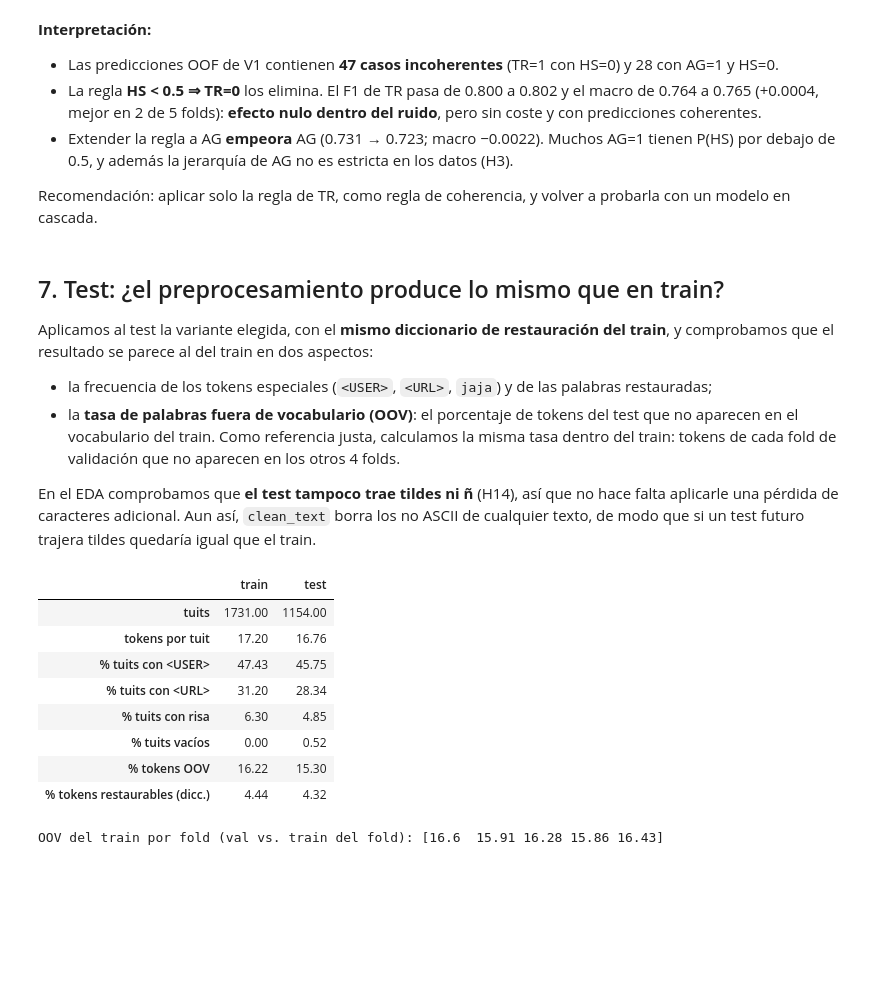
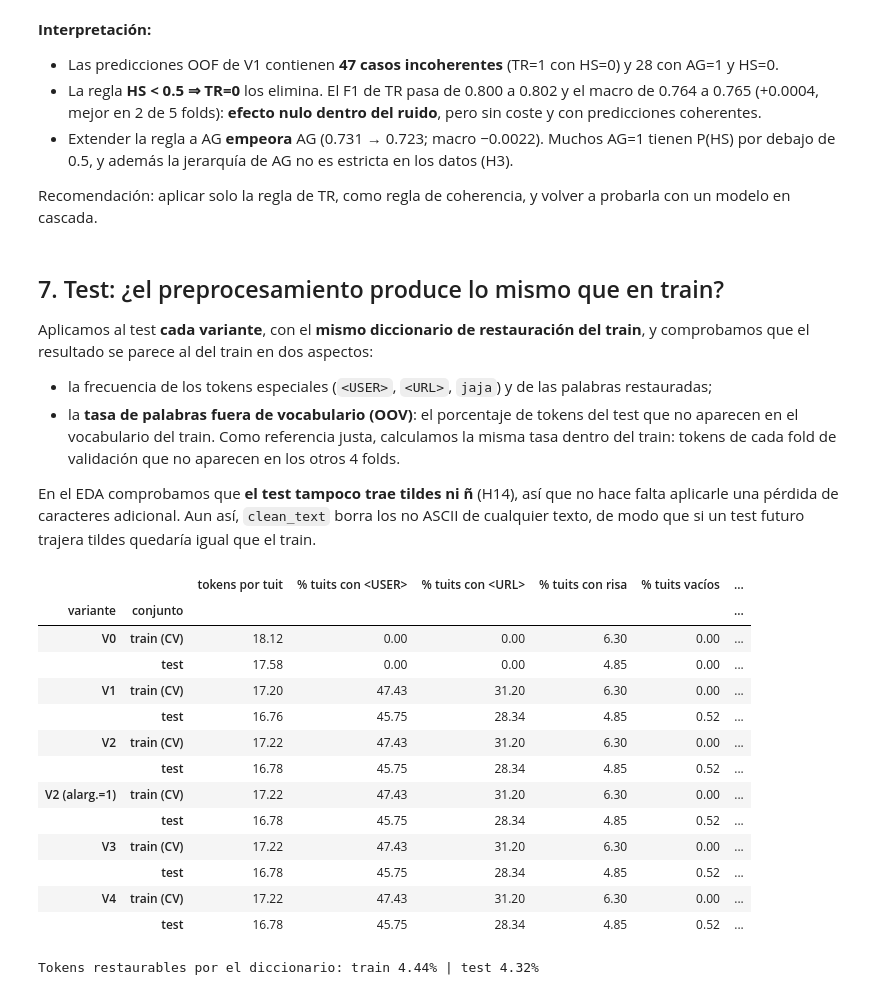
Before and after one commit to SebastianBravo/TweetToxic, a Jupyter notebook: notebooks/02_preprocesamiento.ipynb, the cells around one changed output. Drawn from its saved outputs; the diff is of its cells as text; code cells hidden in the pictures; blank space fills up the shorter version.

```diff
--- a/notebooks/02_preprocesamiento.ipynb
+++ b/notebooks/02_preprocesamiento.ipynb
@@ -568,8 +572,8 @@ for name in ORDER:
                      "¿consistentemente peor?": bool(d.mean() > d.std()) if name != best_name else False})
 sel = pd.DataFrame(sel_rows).set_index("variante").round(4)
 display(sel)
-CHOSEN = pp.VARIANTS[next(n for n in ORDER if not sel.loc[n, "¿consistentemente peor?"])]
-print(f"Variante elegida: {CHOSEN.name} | pasos: {[k for k, v in CHOSEN.steps().items() if v]}")
+REFERENCE = pp.VARIANTS[next(n for n in ORDER if not sel.loc[n, "¿consistentemente peor?"])]
+print(f"Variante de referencia: {REFERENCE.name} | pasos: {[k for k, v in REFERENCE.steps().items() if v]}")
 # %% [output]
 |  | F1 macro | Δ V4 − variante (media) | Δ desv. | ¿consistentemente peor? |
 | variante |  |  |  |  |
@@ -597,7 +601,7 @@ def apply_hierarchy(proba: np.ndarray, hs_threshold: float = 0.5, also_ag: bool
     return out
 
 
-ref_name = CHOSEN.name  # se evalúa sobre la variante elegida
+ref_name = REFERENCE.name  # se evalúa sobre la variante de referencia
 oof = results[ref_name]["oof"]
 pred = (oof >= 0.5).astype(int)
 print(f"Predicciones OOF de {ref_name} incoherentes: TR=1 con HS=0 -> {int(((pred[:, 1] == 1) & (pred[:, 0] == 0)).sum())}, "
@@ -628,7 +632,7 @@ Recomendación: aplicar solo la regla de TR, como regla de coherencia, y volver
 # %% [markdown]
 ## 7. Test: ¿el preprocesamiento produce lo mismo que en train?
 
-Aplicamos al test la variante elegida, con el **mismo diccionario de restauración del train**, y comprobamos que el resultado se parece al del train en dos aspectos:
+Aplicamos al test **cada variante**, con el **mismo diccionario de restauración del train**, y comprobamos que el resultado se parece al del train en dos aspectos:
 
 - la frecuencia de los tokens especiales (`<USER>`, `<URL>`, `jaja`) y de las palabras restauradas;
 - la **tasa de palabras fuera de vocabulario (OOV)**: el porcentaje de tokens del test que no aparecen en el vocabulario del train. Como referencia justa, calculamos la misma tasa dentro del train: tokens de cada fold de validación que no aparecen en los otros 4 folds.
@@ -637,37 +641,47 @@ En el EDA comprobamos que **el test tampoco trae tildes ni ñ** (H14), así que
 # %%
 def token_stats(texts: pd.Series) -> dict:
     toks = [w for t in texts for w in re.findall(TOKEN_PATTERN, t)]
-    return {"tuits": len(texts), "tokens por tuit": len(toks) / len(texts),
+    return {"tokens por tuit": len(toks) / len(texts),
             "% tuits con <USER>": 100 * texts.str.contains("<USER>", regex=False).mean(),
             "% tuits con <URL>": 100 * texts.str.contains("<URL>", regex=False).mean(),
             "% tuits con risa": 100 * texts.map(lambda t: pp.RE_LAUGH.search(t) is not None).mean(),
             "% tuits vacíos": 100 * (texts.str.strip() == "").mean()}
 
 
-train_proc = train["text"].map(lambda t: pp.apply_variant(t, CHOSEN, restore_dict))
 vocab_of = lambda s: set(w for t in s for w in re.findall(TOKEN_PATTERN, t))
 oov_rate = lambda s, vocab: 100 * np.mean([w not in vocab for t in s for w in re.findall(TOKEN_PATTERN, t)])
+process = lambda df, variant: df["text"].map(lambda t: pp.apply_variant(t, variant, restore_dict))
 
-cv_oov = [oov_rate(train_proc[folds == k], vocab_of(train_proc[folds != k])) for k in sorted(folds.unique())]
-stats = {"train": {**token_stats(train_proc), "% tokens OOV": np.mean(cv_oov)}}
+rows = []
+for name, variant in pp.VARIANTS.items():
+    tr_p = process(train, variant)
+    cv_oov = np.mean([oov_rate(tr_p[folds == k], vocab_of(tr_p[folds != k])) for k in sorted(folds.unique())])
+    rows.append({"variante": name, "conjunto": "train (CV)", **token_stats(tr_p), "% tokens OOV": cv_oov})
+    if HAS_TEST:
+        te_p = process(test, variant)
+        rows.append({"variante": name, "conjunto": "test", **token_stats(te_p), "% tokens OOV": oov_rate(te_p, vocab_of(tr_p))})
+display(pd.DataFrame(rows).set_index(["variante", "conjunto"]).round(2))
+
 if HAS_TEST:
-    test_proc = test["text"].map(lambda t: pp.apply_variant(t, CHOSEN, restore_dict))
-    stats["test"] = {**token_stats(test_proc), "% tokens OOV": oov_rate(test_proc, vocab_of(train_proc))}
     restored_share = lambda s: 100 * np.mean([w in restore_dict for t in s for w in pp.RE_WORD.findall(t)])
-    pre_restore = lambda s: s.map(lambda t: pp.apply_variant(t, replace(CHOSEN, restore=False)))
-    stats["train"]["% tokens restaurables (dicc.)"] = restored_share(pre_restore(train["text"]))
-    stats["test"]["% tokens restaurables (dicc.)"] = restored_share(pre_restore(test["text"]))
-display(pd.DataFrame(stats).round(2))
-print("OOV del train por fold (val vs. train del fold):", np.round(cv_oov, 2))
+    pre_restore = lambda df: process(df, replace(pp.V3, restore=False))
+    print(f"Tokens restaurables por el diccionario: train {restored_share(pre_restore(train)):.2f}% | "
+          f"test {restored_share(pre_restore(test)):.2f}%")
+train_proc = process(train, REFERENCE)
 # %% [output]
-|  | train | test |
-| tuits | 1731.00 | 1154.00 |
-| tokens por tuit | 17.20 | 16.76 |
-| % tuits con <USER> | 47.43 | 45.75 |
-| % tuits con <URL> | 31.20 | 28.34 |
-| % tuits con risa | 6.30 | 4.85 |
-| % tuits vacíos | 0.00 | 0.52 |
-| % tokens OOV | 16.22 | 15.30 |
-| % tokens restaurables (dicc.) | 4.44 | 4.32 |
+|  |  | tokens por tuit | % tuits con <USER> | % tuits con <URL> | % tuits con risa | % tuits vacíos | ... |
+| variante | conjunto |  |  |  |  |  | ... |
+| V0 | train (CV) | 18.12 | 0.00 | 0.00 | 6.30 | 0.00 | ... |
+|  | test | 17.58 | 0.00 | 0.00 | 4.85 | 0.00 | ... |
+| V1 | train (CV) | 17.20 | 47.43 | 31.20 | 6.30 | 0.00 | ... |
+|  | test | 16.76 | 45.75 | 28.34 | 4.85 | 0.52 | ... |
+| V2 | train (CV) | 17.22 | 47.43 | 31.20 | 6.30 | 0.00 | ... |
+|  | test | 16.78 | 45.75 | 28.34 | 4.85 | 0.52 | ... |
+| V2 (alarg.=1) | train (CV) | 17.22 | 47.43 | 31.20 | 6.30 | 0.00 | ... |
+|  | test | 16.78 | 45.75 | 28.34 | 4.85 | 0.52 | ... |
+| V3 | train (CV) | 17.22 | 47.43 | 31.20 | 6.30 | 0.00 | ... |
+|  | test | 16.78 | 45.75 | 28.34 | 4.85 | 0.52 | ... |
+| V4 | train (CV) | 17.22 | 47.43 | 31.20 | 6.30 | 0.00 | ... |
+|  | test | 16.78 | 45.75 | 28.34 | 4.85 | 0.52 | ... |
-OOV del train por fold (val vs. train del fold): [16.6  15.91 16.28 15.86 16.43]
+Tokens restaurables por el diccionario: train 4.44% | test 4.32%
 # %% [markdown]
```
Also changed, not shown: parts of 13 cells of this notebook, 52 other files.
